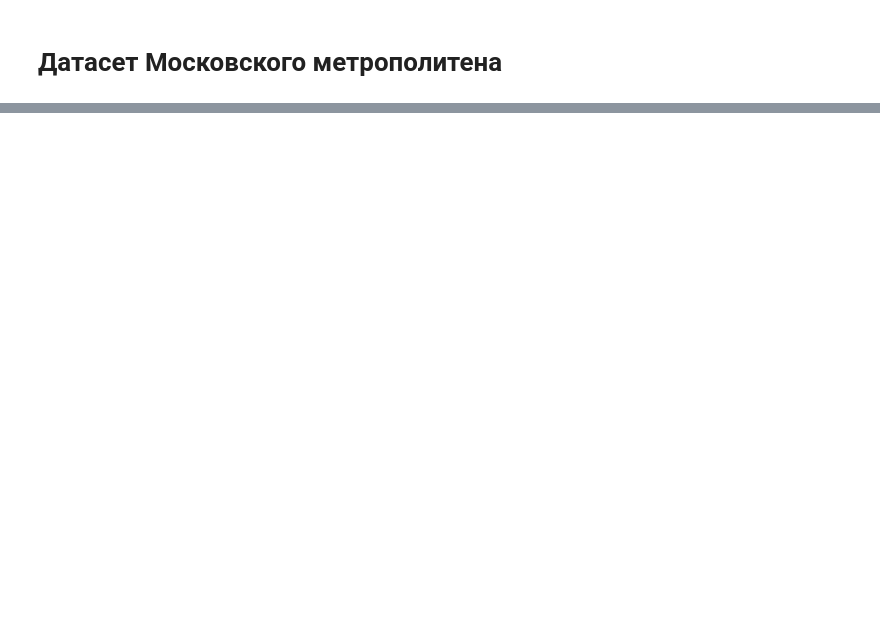
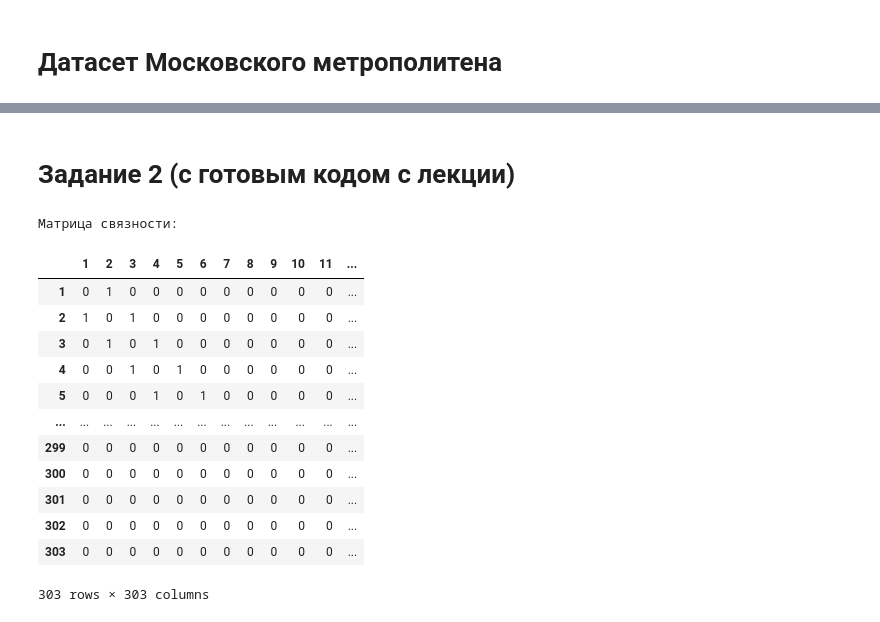
Before and after one commit to AraratIsraelyan/SberUniversity.Python.High_performance_computing, a Jupyter notebook: homework_3/main.ipynb, the cells around one changed output, grey strips where cells are left out. Drawn from its saved outputs; the diff is of its cells as text; code cells hidden in the pictures; blank space fills up the shorter version.

```diff
--- a/homework_3/main.ipynb
+++ b/homework_3/main.ipynb
@@ -84,0 +122,29 @@ for i, (station, score) in enumerate(top_5, start=1):
+# %%
+def simrank(G, C=0.8, max_iter=10):
+    nodes = list(G.nodes())
+    len_nodes = len(nodes)
+
+    s = np.zeros((len_nodes, len_nodes))
+    for i in range(len_nodes):
+        s[i,i] = 1.0
+
+    node_to_idx = {nodes[i]: i for i in range(len_nodes)}
+
+    for iteration in range(max_iter):
+        new_s = np.zeros((len_nodes, len_nodes))
+        for i in range(len_nodes):
+            for j in range(len_nodes):
+                if i==j: new_s[i,j] = 1.0
+                else:
+                    preds_i = list(G.predecessors(nodes[i]))
+                    preds_j = list(G.predecessors(nodes[j]))
+                    if len(preds_i) == 0 or len(preds_j) == 0:
+                        new_s[i,j] = 0
+                    else:
+                        sn = 0.0
+                        for u in preds_i:
+                            for v in preds_j:
+                                sn += s[node_to_idx[u], node_to_idx[v]]
+                        new_s[i,j] = (C / (len(preds_i)*len(preds_j))) * sn
+        s = new_s
+    return s, nodes
@@ -84,0 +198,2 @@ for i, (station, score) in enumerate(top_5, start=1):
+# %% [markdown]
+# Задание 2 (с готовым кодом с лекции)
@@ -84,0 +254,21 @@ for i, (station, score) in enumerate(top_5, start=1):
+# %%
+adj = nx.adjacency_matrix(G).toarray()  # матрица смежности
+adj_normed = adj / np.maximum(np.array([1]), adj.sum(axis=0))   # матрица смежности, нормированная по столбцам
+df = pd.DataFrame(adj, columns=nodes, index=nodes)
+print("Матрица связности:")
+df
+# %% [output]
+Матрица связности:
+|  | 1 | 2 | 3 | 4 | 5 | 6 | 7 | 8 | 9 | 10 | 11 | ... |
+| 1 | 0 | 1 | 0 | 0 | 0 | 0 | 0 | 0 | 0 | 0 | 0 | ... |
+| 2 | 1 | 0 | 1 | 0 | 0 | 0 | 0 | 0 | 0 | 0 | 0 | ... |
+| 3 | 0 | 1 | 0 | 1 | 0 | 0 | 0 | 0 | 0 | 0 | 0 | ... |
+| 4 | 0 | 0 | 1 | 0 | 1 | 0 | 0 | 0 | 0 | 0 | 0 | ... |
+| 5 | 0 | 0 | 0 | 1 | 0 | 1 | 0 | 0 | 0 | 0 | 0 | ... |
+| ... | ... | ... | ... | ... | ... | ... | ... | ... | ... | ... | ... | ... |
+| 299 | 0 | 0 | 0 | 0 | 0 | 0 | 0 | 0 | 0 | 0 | 0 | ... |
+| 300 | 0 | 0 | 0 | 0 | 0 | 0 | 0 | 0 | 0 | 0 | 0 | ... |
+| 301 | 0 | 0 | 0 | 0 | 0 | 0 | 0 | 0 | 0 | 0 | 0 | ... |
+| 302 | 0 | 0 | 0 | 0 | 0 | 0 | 0 | 0 | 0 | 0 | 0 | ... |
+| 303 | 0 | 0 | 0 | 0 | 0 | 0 | 0 | 0 | 0 | 0 | 0 | ... |
+303 rows × 303 columns
```
Also changed, not shown: parts of 55 cells of this notebook, 4 other files.
